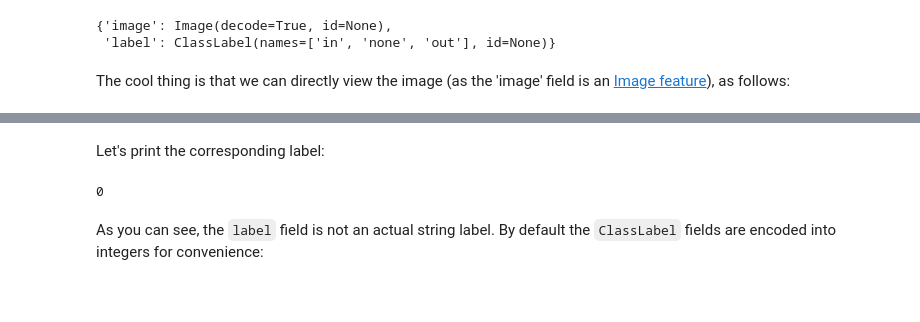
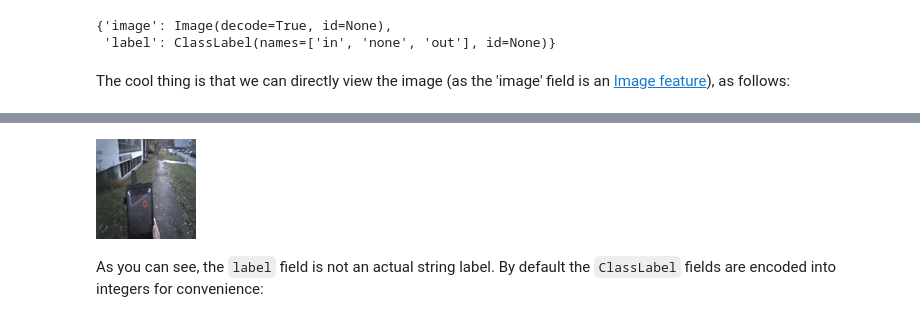
Before and after one commit to djebel-amila/ViT-for-multiclass-image-classification, a Jupyter notebook: ViT_multiclass_image_classification_training.ipynb, the cells around one changed output, grey strips where cells are left out. Cells and saved outputs as stored; diff of their text form; code cells hidden in the pictures; blank space fills up the shorter version.

```diff
--- a/ViT_multiclass_image_classification_training.ipynb
+++ b/ViT_multiclass_image_classification_training.ipynb
@@ -116,4 +112,4 @@ from datasets import load_dataset
 # dataset = load_dataset("imagefolder", data_dir="/Users/julienmercier/Downloads/BiodivAR-user-test-eye-tracking-data.v1-v1-2023-02-04-1-55pm.folder/")
 
 # option 3: just load any existing dataset from the hub, like CIFAR-10, FashionMNIST ...
-# dataset = load_dataset("cifar10")
+dataset = load_dataset("julienmercier/mobile-eye-tracking-dataset-v2")
@@ -140,6 +133,6 @@ DatasetDict({
 # %% [markdown]
 To access an actual element, you need to select a split first, then give an index:
 # %%
-example = dataset["train"][9]
+example = dataset["train"][1844]
 example
 # %% [output]
@@ -167,9 +150,9 @@ example['image'].resize((200, 200))
-# %% [markdown]
-Let's print the corresponding label:
-# %%
-example['label']
-# %% [output]
-0
+# %%
+example['image'].resize((100, 100))
+# print the label
+# example['label']
+# %% [output]
+[figure, added]
 # %% [markdown]
 As you can see, the `label` field is not an actual string label. By default the `ClassLabel` fields are encoded into integers for convenience:
 # %%
```
Also changed, not shown: parts of 23 cells of this notebook.
